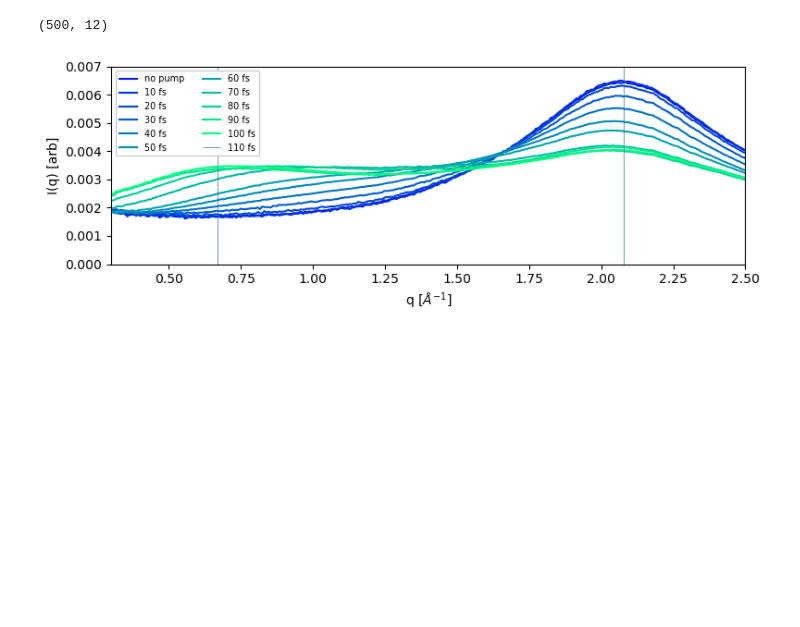
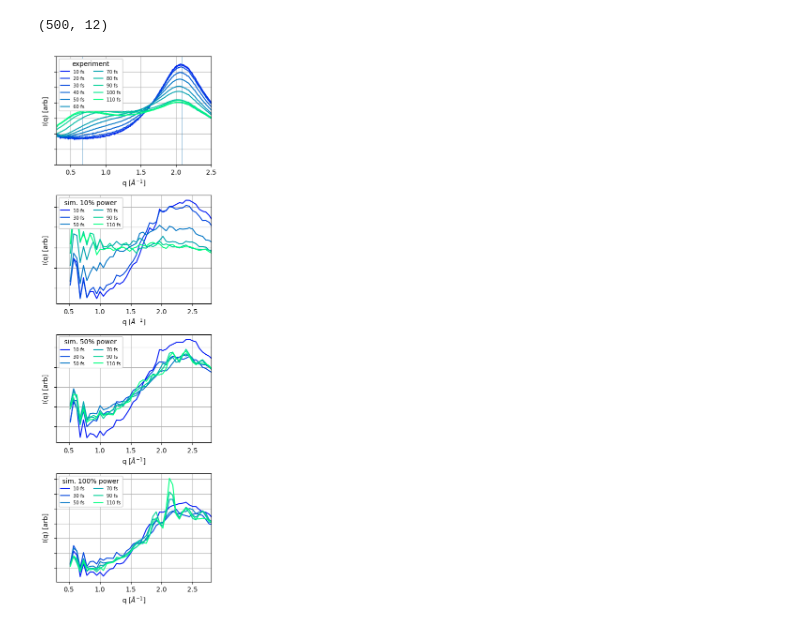
Before and after one commit to tjlane/cxig0715, a Jupyter notebook: figures/figures.ipynb, the cells around one changed output. Cells and saved outputs as stored; diff of their text form; code cells hidden in the pictures; blank space fills up the shorter version.

```diff
--- a/figures/figures.ipynb
+++ b/figures/figures.ipynb
@@ -4,14 +4,15 @@ import numpy as np
 # %% [markdown]
 ### theory data
 # %%
+THEORY_POWERS = [10, 50, 100]
 THEORY_DELAYS = [10, 30, 50, 70, 90, 110]
 
 def load_theory_result(power: int, delays=THEORY_DELAYS):
 
     dirmap = {
         10: "fig4a",
-        50: "fig4a",
-        100: "fig4a",
+        50: "fig4b",
+        100: "fig4c",
     }
 
     q_values = None
@@ -32,8 +33,13 @@ def load_theory_result(power: int, delays=THEORY_DELAYS):
     assert data_stack.shape[0] == len(delays) + 1
 
     return data_stack.T
+
+
+def normalize(radial_profile, rng=(50, 340)):
+    div = radial_profile[...,rng[0]:rng[1]].sum(-1)[...,None]
+    return radial_profile / ( div + 1e-16)
 # %%
-theoretical_data = load_theory_result(10)
+theoretical_data = load_theory_result(100)
 print(theoretical_data.shape)
 # %% [output]
 (50, 7)
@@ -67,43 +61,91 @@ plt.show()
 # %%
 experimental_data = np.loadtxt("../csvs/water_Iq_v_time.csv", delimiter=',')
 print(experimental_data.shape)
-time_delays = np.array([10.0,20.0,30.0,40.0,50.0,60.0,70.0,80.0,90.0,100.0,110.0])
+EXPERIMENTAL_DELAYS = np.array([10.0,20.0,30.0,40.0,50.0,60.0,70.0,80.0,90.0,100.0,110.0])
 # %% [output]
 (500, 12)
 # %%
 # RP vs Delay Time
 
 # --- peak positions to monitor later (in array idx)
 new_peak_pos = 90
 wat_peak_pos = 280
+XLIM = [0.3, 2.5]
+GRID = True
+NORMALIZE = True
 
 # --- plotting
-plt.figure(figsize=(8,3))
+plt.figure(figsize=(4,3*4))
 
-plt.subplot(111)
-plt.title("")
+ax = plt.subplot(4, 1, 1)
 
-for i,b in enumerate(time_delays):
+for i,b in enumerate(EXPERIMENTAL_DELAYS):
+    ax.plot(experimental_data[:,0], experimental_data[:,i+1], color=plt.cm.winter(b/EXPERIMENTAL_DELAYS.max()))
 
-    plt.plot(experimental_data[:,0], experimental_data[:,i+1], color=plt.cm.winter(b/time_delays.max()))
-
-plt.xlabel('q [$\AA^{-1}]$')
-plt.ylabel('I(q) [arb]')
-plt.xlim([0.3, 2.5])
-plt.ylim([0.0, 0.007])
+ax.set_xlabel('q [$\AA^{-1}]$')
+ax.set_ylabel('I(q) [arb]')
+ax.set_xlim(XLIM)
+ax.set_ylim([0.0, 0.007])
+ax.set_yticklabels([])
+if GRID: ax.grid()
 
 plt.vlines(
     [
         experimental_data[:,0][new_peak_pos],
         experimental_data[:,0][wat_peak_pos]
     ],
     0.0, 0.007, lw=0.5
 )
 
-plt.legend(['no pump'] + ['%d fs' % b for b in time_delays],
-           prop={'size': 7}, ncol=2, framealpha=1.0)
+plt.legend(
+    ['%d fs' % b for b in EXPERIMENTAL_DELAYS],
+    prop={'size': 7},
+    ncol=2,
+    framealpha=1.0,
+    title="experiment"
+)
 
+
+for ax_i, theory_power in enumerate(THEORY_POWERS):
+
+    ax = plt.subplot(4, 1, ax_i + 2)
+
+    theoretical_data = load_theory_result(theory_power)
+
+    for i,b in enumerate(THEORY_DELAYS):
+
+        if NORMALIZE:
+            ax.plot(
+                theoretical_data[:,0],
+                normalize(theoretical_data[:,i+1], rng=[0, -1]),
+                color=plt.cm.winter(b/np.array(THEORY_DELAYS).max())
+            )
+        else:
+            ax.plot(
+                theoretical_data[:,0],
+                theoretical_data[:,i+1],
+                color=plt.cm.winter(b/np.array(THEORY_DELAYS).max())
+            )
+
+    ax.set_xlabel('q [$\AA^{-1}]$')
+    ax.set_ylabel('I(q) [arb]')
+    ax.set_xlim([0.3, 2.8])
+    #ax.set_xlim(XLIM)
+    ax.set_yticklabels([])
+    if GRID: ax.grid()
+
+    plt.legend(
+        ['%d fs' % b for b in THEORY_DELAYS],
+        prop={'size': 7},
+        ncol=2,
+        framealpha=1.0,
+        loc=2,
+        title=f"sim. {theory_power}% power"
+    )
+
+
+#plt.savefig("./combined_normalized_same-qaxis.png")
 plt.tight_layout()
 plt.show()
 # %% [output]
-[figure, old version]
+[figure, new version]
```
Also changed, not shown: parts of 2 cells of this notebook.
